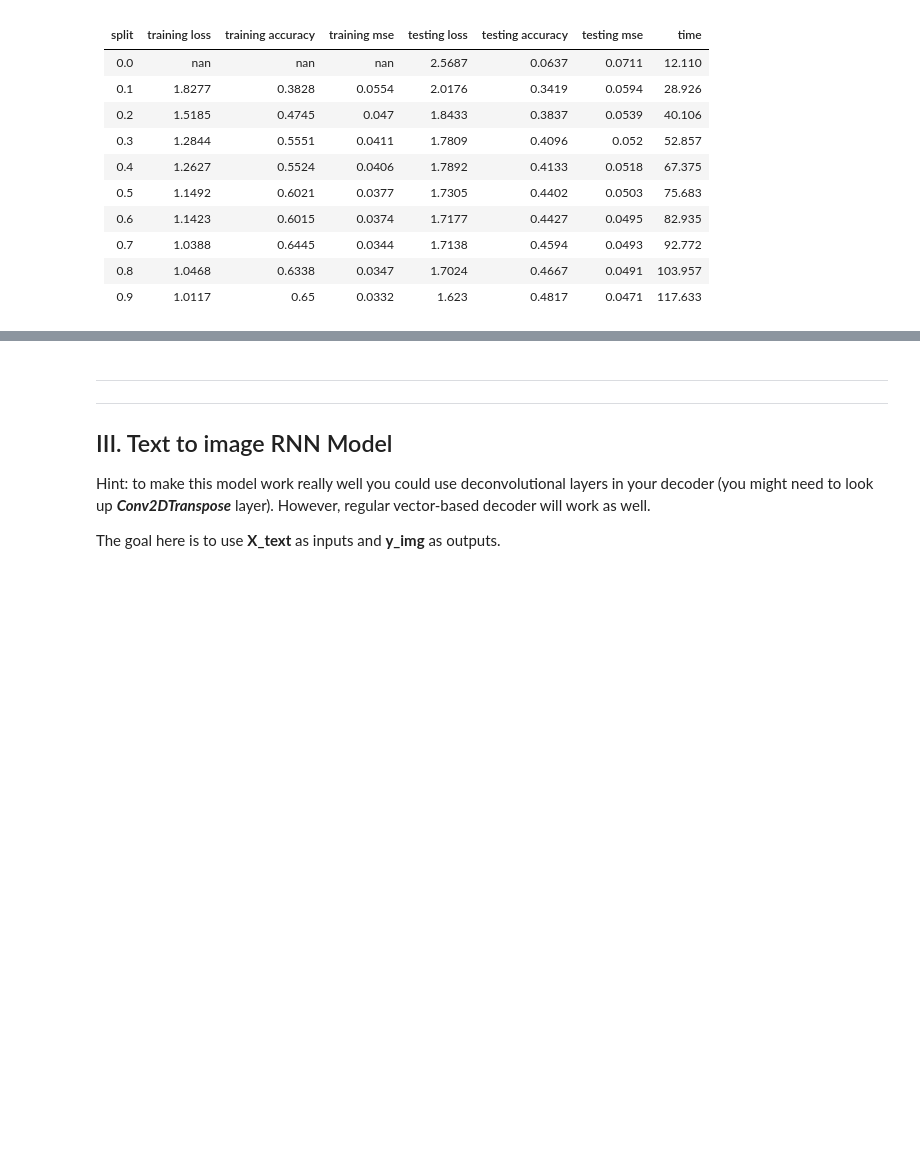
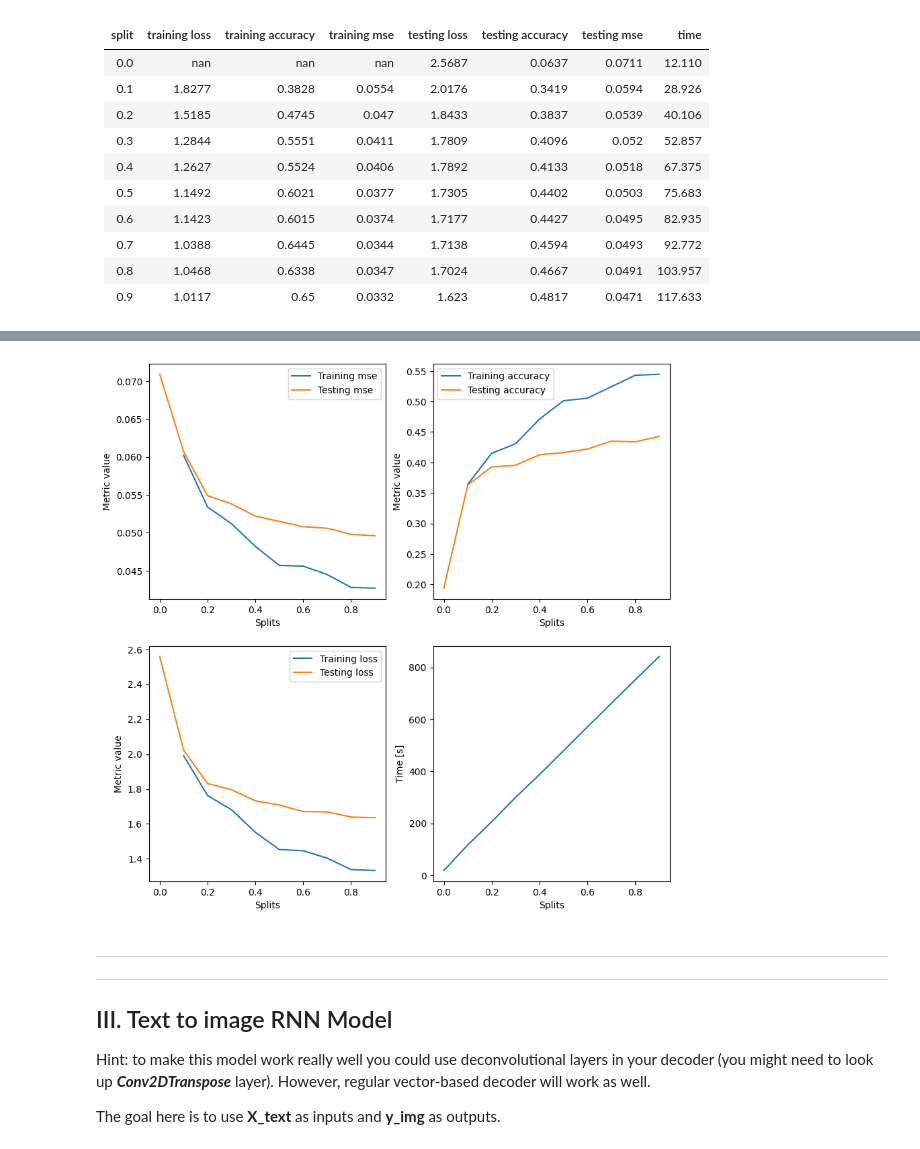
Before and after one commit to Spijkerberg/IDL-A2, a Jupyter notebook: individual_solns/A2_menno.ipynb, the cells around one changed output, grey strips where cells are left out. Saved outputs shown, nothing was run; the diff lists cells and outputs as text; code cells hidden in the pictures; blank space fills up the shorter version.

Commit message:
Redid image2text with ConvLSTM2D

```diff
--- a/individual_solns/A2_menno.ipynb
+++ b/individual_solns/A2_menno.ipynb
@@ -693,3 +716,40 @@ plt.show()
+# %%
+data = np.array([
+    [0.0, np.nan, np.nan, np.nan, 2.5581, 0.1939, 0.0709,  18.088],
+    [0.1, 1.9903, 0.3642, 0.0602, 2.0217, 0.3629, 0.0607, 116.405],
+    [0.2, 1.7627, 0.4149, 0.0534, 1.8315, 0.3927, 0.0549, 205.386],
+    [0.3, 1.6812, 0.4306, 0.0512, 1.7954, 0.3954, 0.0538, 299.649],
+    [0.4, 1.5518, 0.471 , 0.0482, 1.7321, 0.4126, 0.0522, 387.402],
+    [0.5, 1.4533, 0.5011, 0.0457, 1.7086, 0.4162, 0.0515, 478.642],
+    [0.6, 1.4463, 0.5053, 0.0456, 1.6707, 0.4219, 0.0508, 570.219],
+    [0.7, 1.4038, 0.5241, 0.0445, 1.6689, 0.4348, 0.0506, 661.080],
+    [0.8, 1.3384, 0.5429, 0.0428, 1.6393, 0.4338, 0.0498, 751.663],
+    [0.9, 1.3331, 0.5446, 0.0427, 1.6358, 0.4428, 0.0496, 841.382],
+]).T
+
+fig, ((mse_plot, acc_plot), (loss_plot, time_plot)) = plt.subplots(2, 2, figsize=(10,10))
+mse_plot.plot(data[0], data[3], label='Training mse')
+mse_plot.plot(data[0], data[6], label='Testing mse')
+mse_plot.set_xlabel('Splits')
+mse_plot.set_ylabel('Metric value')
+mse_plot.legend()
+acc_plot.plot(data[0], data[2], label='Training accuracy')
+acc_plot.plot(data[0], data[5], label='Testing accuracy')
+acc_plot.set_xlabel('Splits')
+acc_plot.set_ylabel('Metric value')
+acc_plot.legend()
+loss_plot.plot(data[0], data[1], label='Training loss')
+loss_plot.plot(data[0], data[4], label='Testing loss')
+loss_plot.set_xlabel('Splits')
+loss_plot.set_ylabel('Metric value')
+loss_plot.legend()
+time_plot.plot(data[0], data[7])
+time_plot.set_xlabel('Splits')
+time_plot.set_ylabel('Time [s]')
+
+plt.show()
+# %% [output]
+[figure, added]
 # %% [markdown]
 ---
 ---
```
Also changed, not shown: parts of 8 cells of this notebook.
